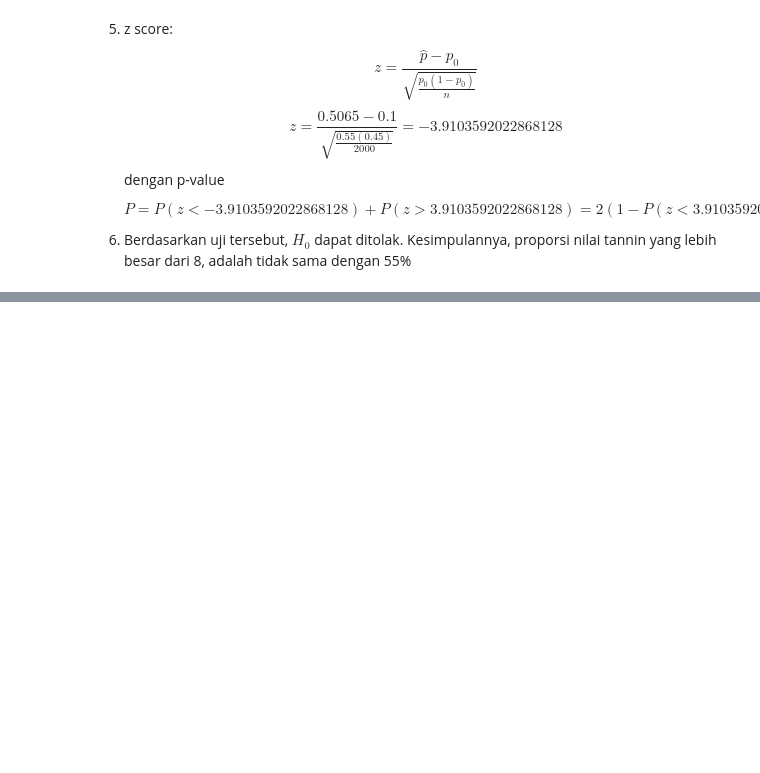
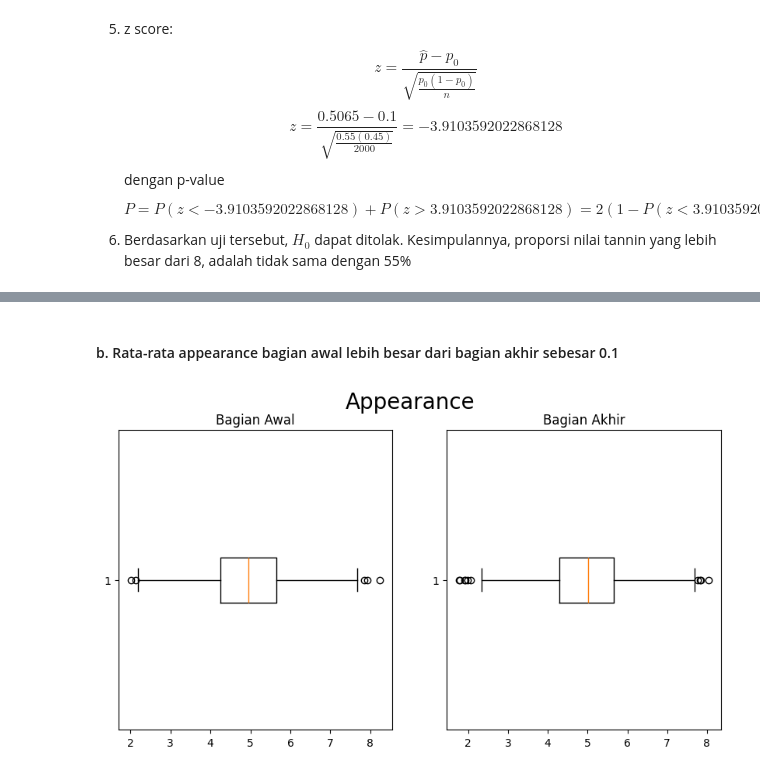
Before and after one commit to NameLessAth/Tubes-probstat, a Jupyter notebook: K02-IF2220-13522044-13522106.ipynb, the cells around one changed output, grey strips where cells are left out. Saved outputs shown, nothing was run; the diff lists cells and outputs as text; code cells hidden in the pictures; blank space fills up the shorter version.

```diff
--- a/K02-IF2220-13522044-13522106.ipynb
+++ b/K02-IF2220-13522044-13522106.ipynb
@@ -338,0 +392,14 @@ dengan p-value $$ P = P(z < -3.9103592022868128) + P(z > 3.9103592022868128) = 2
+# %% [markdown]
+#### b. Rata-rata appearance bagian awal lebih besar dari bagian akhir sebesar 0.1
+# %%
+lower_half = databasenya['Appearance'][:1000]
+upper_half = databasenya['Appearance'][1000:]
+fig, ax = plt.subplots(1, 2, figsize=(10, 5))
+fig.suptitle('Appearance', fontsize=20)
+ax[0].boxplot(lower_half, vert=False)
+ax[0].set_title('Bagian Awal')
+ax[1].boxplot(upper_half, vert=False)
+ax[1].set_title('Bagian Akhir')
+plt.show()
+# %% [output]
+[figure, added]
```
Also changed, not shown: parts of 20 cells of this notebook.
